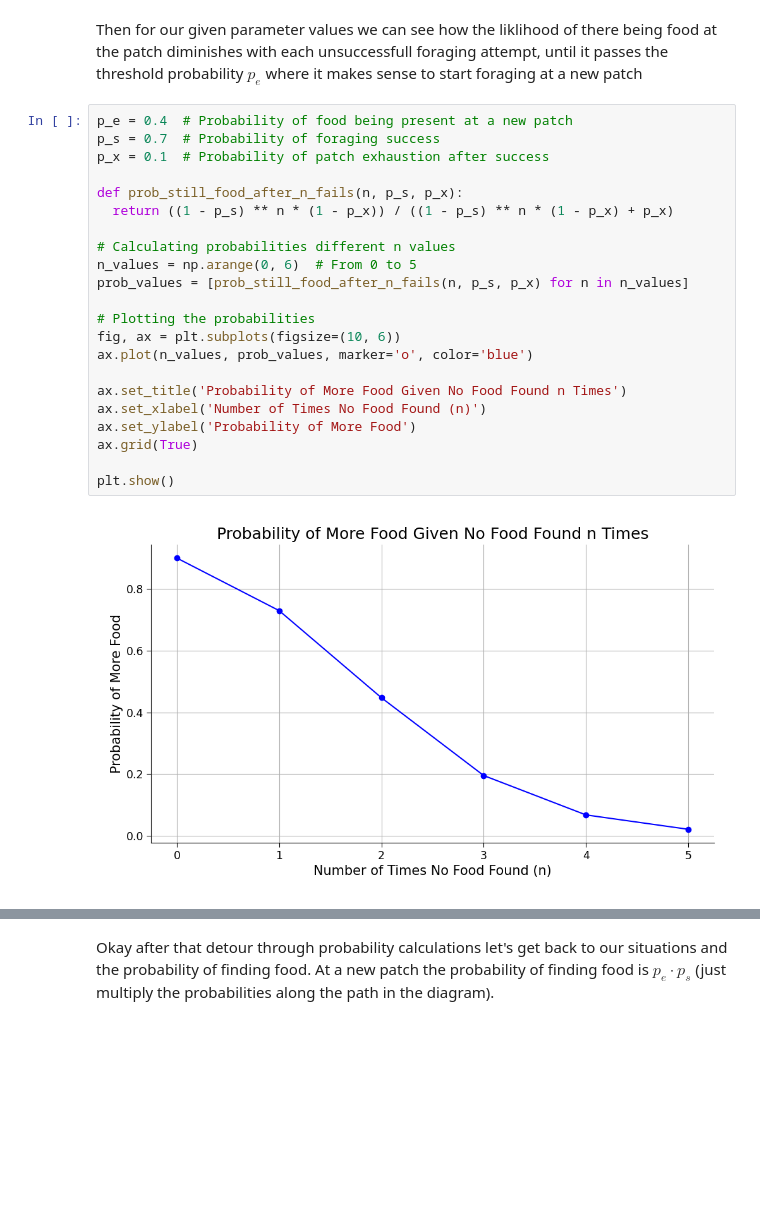
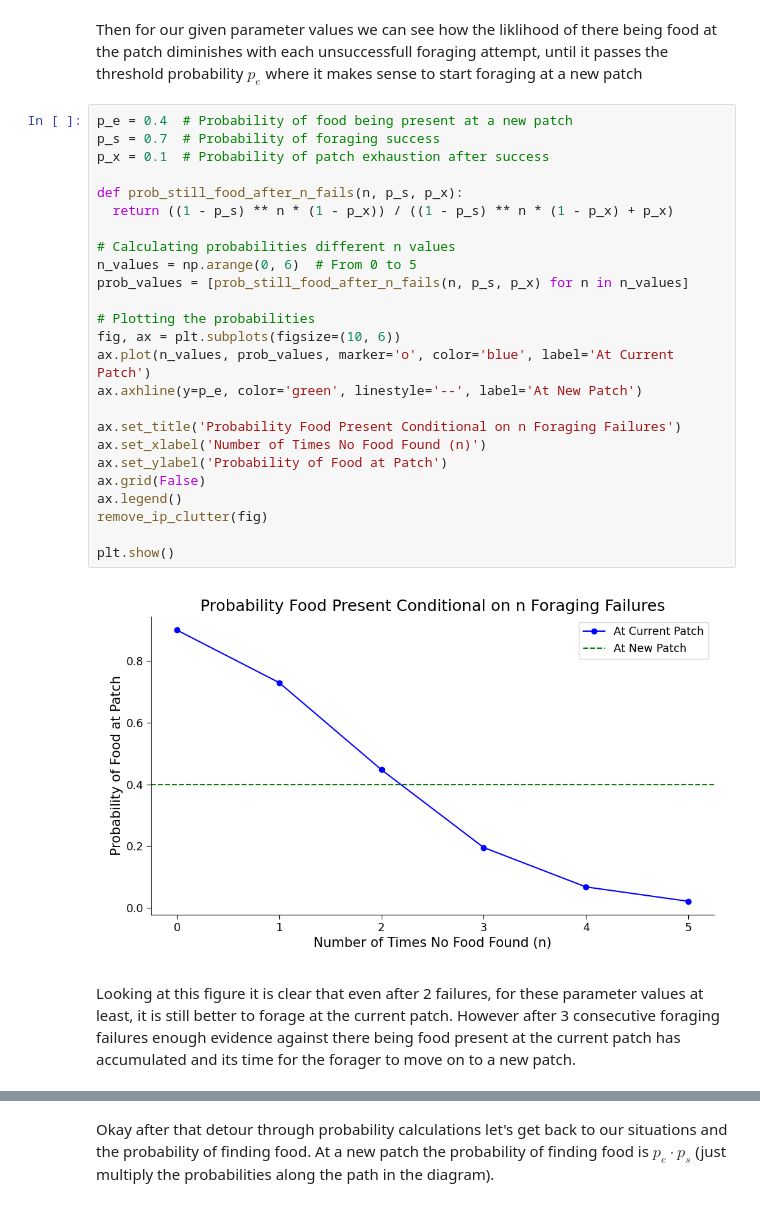
Before and after one commit to dcownden/PerennialProblemsOfLifeWithABrain, a Jupyter notebook: sequences/P1C2_OptimizationAndEnvironment/P1C2_Sequence3.ipynb, the cells around one changed output, grey strips where cells are left out. Cells and saved outputs as stored; diff of their text form; blank space fills up the shorter version.

```diff
--- a/sequences/P1C2_OptimizationAndEnvironment/P1C2_Sequence3.ipynb
+++ b/sequences/P1C2_OptimizationAndEnvironment/P1C2_Sequence3.ipynb
@@ -6302,24 +6289,29 @@ Then for our given parameter values we can see how the liklihood of there being
 # %%
 p_e = 0.4  # Probability of food being present at a new patch
 p_s = 0.7  # Probability of foraging success
 p_x = 0.1  # Probability of patch exhaustion after success
 
 def prob_still_food_after_n_fails(n, p_s, p_x):
   return ((1 - p_s) ** n * (1 - p_x)) / ((1 - p_s) ** n * (1 - p_x) + p_x)
 
 # Calculating probabilities different n values
 n_values = np.arange(0, 6)  # From 0 to 5
 prob_values = [prob_still_food_after_n_fails(n, p_s, p_x) for n in n_values]
 
 # Plotting the probabilities
 fig, ax = plt.subplots(figsize=(10, 6))
-ax.plot(n_values, prob_values, marker='o', color='blue')
+ax.plot(n_values, prob_values, marker='o', color='blue', label='At Current Patch')
+ax.axhline(y=p_e, color='green', linestyle='--', label='At New Patch')
 
-ax.set_title('Probability of More Food Given No Food Found n Times')
+ax.set_title('Probability Food Present Conditional on n Foraging Failures')
 ax.set_xlabel('Number of Times No Food Found (n)')
-ax.set_ylabel('Probability of More Food')
-ax.grid(True)
+ax.set_ylabel('Probability of Food at Patch')
+ax.grid(False)
+ax.legend()
+remove_ip_clutter(fig)
 
 plt.show()
 # %% [output]
-[figure, old version]
+[figure, new version]
+# %% [markdown]
+Looking at this figure it is clear that even after 2 failures, for these parameter values at least, it is still better to forage at the current patch. However after 3 consecutive foraging failures enough evidence against there being food present at the current patch has accumulated and its time for the forager to move on to a new patch.
```
Also changed, not shown: parts of 10 cells of this notebook.
